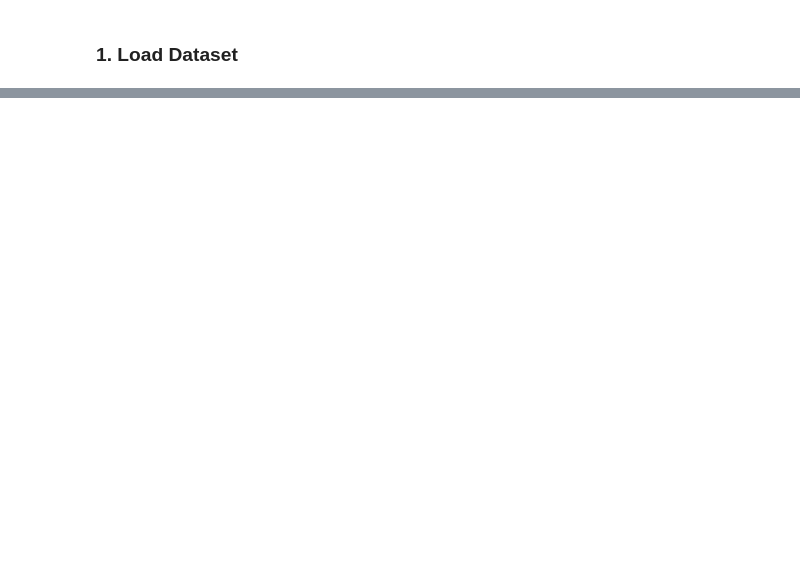
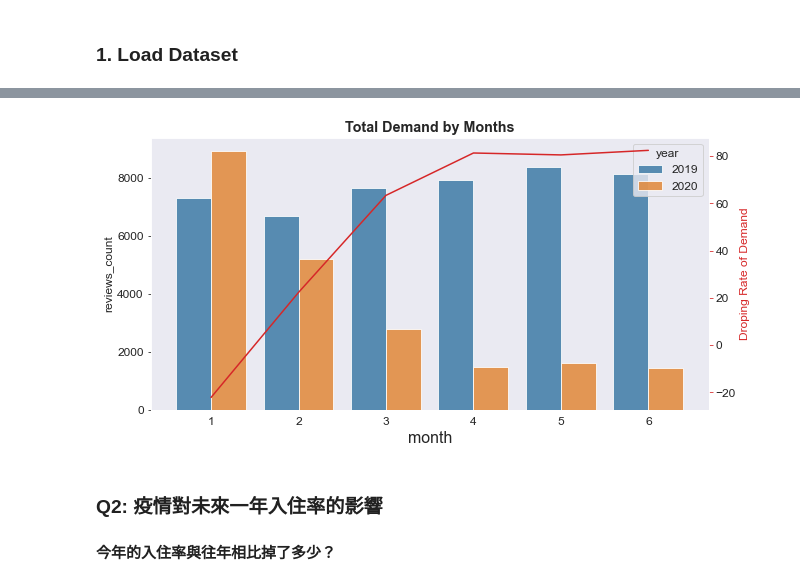
Before and after one commit to lisacheng-choco/airbnb-demand-price-analysis, a Jupyter notebook: analysis.ipynb, the cells around one changed output, grey strips where cells are left out. Saved outputs shown, nothing was run; the diff lists cells and outputs as text; code cells hidden in the pictures; blank space fills up the shorter version.

```diff
--- a/analysis.ipynb
+++ b/analysis.ipynb
@@ -123,0 +194,26 @@ data_listings.groupby(by='neighbourhood_cleansed').count()[['id']].sort_values(b
+# %%
+data = reviews[(reviews.year.isin([2019, 2020])) & (reviews.month.isin([1,2,3,4,5,6]))]
+
+reviews_2020 = reviews[(reviews.year == 2020) & (reviews.month.isin([1,2,3,4,5,6]))].reset_index()
+reviews_2019 = reviews[(reviews.year == 2019) & (reviews.month.isin([1,2,3,4,5,6]))].reset_index()
+reviews_drop = pd.DataFrame({
+    'month': reviews_2020.month-1,
+    'droping_rate': round(((reviews_2019.reviews_count-reviews_2020.reviews_count)/reviews_2019.reviews_count)*100, 2)
+})
+
+fig, ax1 = plt.subplots(figsize=(10,5))
+ax1.set_title('Total Demand by Months', fontweight='bold')
+ax1.set_xlabel('Month', fontsize=16)
+ax1 = sns.barplot(data = data, x='month', y='reviews_count', hue='year', alpha=0.8)
+ax1.tick_params(axis='y')
+ax2 = ax1.twinx()
+color = 'tab:red'
+ax2.set_ylabel('Droping Rate of Demand', color=color)
+ax2 = sns.lineplot(x='month', y='droping_rate', data=reviews_drop, color=color)
+ax2.tick_params(axis='y', color=color)
+plt.show()
+# %% [output]
+[figure, added]
+# %% [markdown]
+### Q2: 疫情對未來一年入住率的影響
+#### 今年的入住率與往年相比掉了多少？
```
Also changed, not shown: parts of 27 cells of this notebook.
